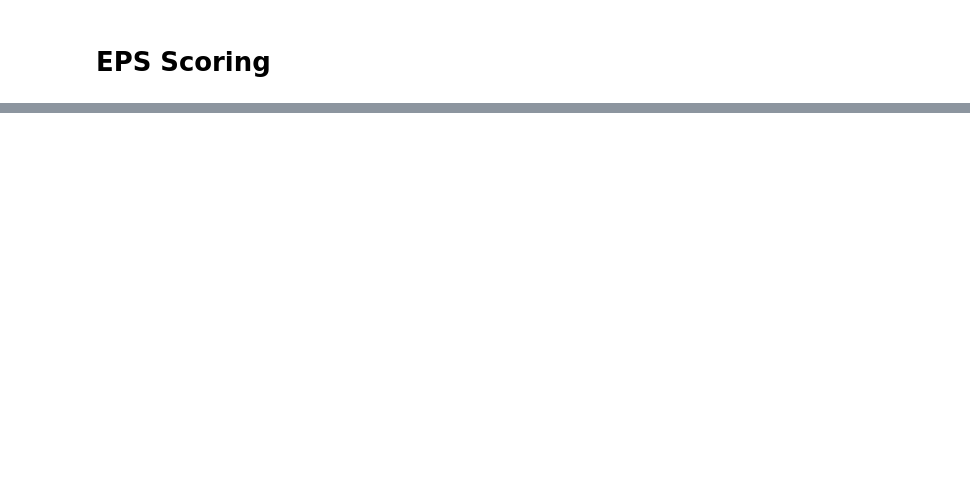
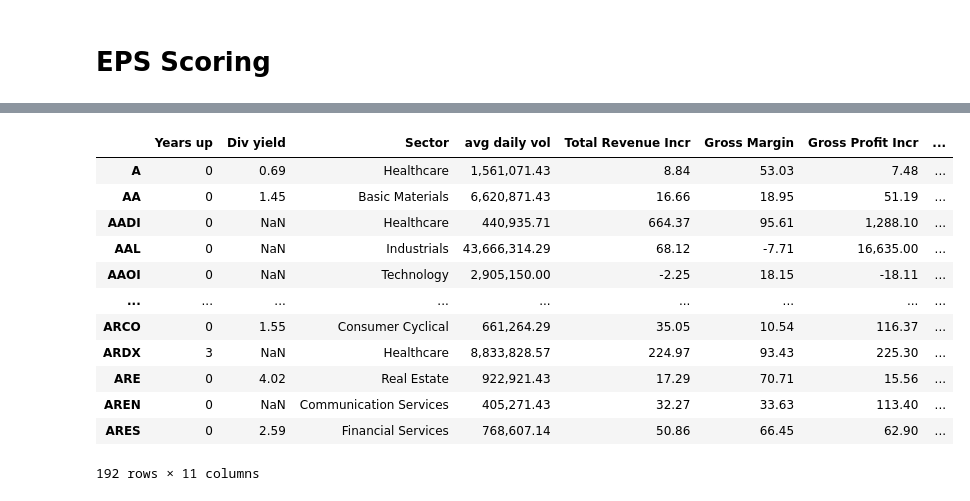
Before and after one commit to Idanq1/Stocks-Strategies, a Jupyter notebook: Investing/Checklist.ipynb, the cells around one changed output, grey strips where cells are left out. Drawn from its saved outputs; the diff is of its cells as text; code cells hidden in the pictures; blank space fills up the shorter version.

Commit message:
Hopefully done with scoring - need to add total score

```diff
--- a/Investing/Checklist.ipynb
+++ b/Investing/Checklist.ipynb
@@ -29,6 +29,6 @@ def get_all_tickers(etf=False):
 def get_data(tickers_list, p="max"):
     return yf.download(tickers_list, period=p, interval="1d")
 # %%
-# tickers = get_all_tickers()[:10]
-tickers = ["TSLA", "AAPL", "MSFT", "NVDA", "GOOG", "AACI"]
+tickers = get_all_tickers()[:500]
+# tickers = ["TSLA", "AAPL", "MSFT", "NVDA", "GOOG", "AACI"]
 data = get_data(tickers)
@@ -52,5 +68,5 @@ stocks_checklist
 # %%
-stocks_checklist = pd.DataFrame(index=new_df["Close"].columns[:30], columns=["Years up", "Div yield", "Sector", "avg daily vol", "Total Revenue Incr", "Gross Margin", "Gross Profit Incr", "Trading years", "Market cap", "EPS", "P/E"])
+stocks_checklist = pd.DataFrame(index=new_df["Close"].columns, columns=["Years up", "Div yield", "Sector", "avg daily vol", "Total Revenue Incr", "Gross Margin", "Gross Profit Incr", "Trading years", "Market cap", "EPS", "P/E"])
 
 tickers = list(new_df["Close"].columns)  # In case some of the tickers failed, this is the ticker list straight from the returned df
 # Years up in a row
@@ -380,0 +428,16 @@ total_scores(scores)
+# %%
+stocks_checklist
+# %% [output]
+|  | Years up | Div yield | Sector | avg daily vol | Total Revenue Incr | Gross Margin | Gross Profit Incr | ... |
+| A | 0 | 0.69 | Healthcare | 1,561,071.43 | 8.84 | 53.03 | 7.48 | ... |
+| AA | 0 | 1.45 | Basic Materials | 6,620,871.43 | 16.66 | 18.95 | 51.19 | ... |
+| AADI | 0 | NaN | Healthcare | 440,935.71 | 664.37 | 95.61 | 1,288.10 | ... |
+| AAL | 0 | NaN | Industrials | 43,666,314.29 | 68.12 | -7.71 | 16,635.00 | ... |
+| AAOI | 0 | NaN | Technology | 2,905,150.00 | -2.25 | 18.15 | -18.11 | ... |
+| ... | ... | ... | ... | ... | ... | ... | ... | ... |
+| ARCO | 0 | 1.55 | Consumer Cyclical | 661,264.29 | 35.05 | 10.54 | 116.37 | ... |
+| ARDX | 3 | NaN | Healthcare | 8,833,828.57 | 224.97 | 93.43 | 225.30 | ... |
+| ARE | 0 | 4.02 | Real Estate | 922,921.43 | 17.29 | 70.71 | 15.56 | ... |
+| AREN | 0 | NaN | Communication Services | 405,271.43 | 32.27 | 33.63 | 113.40 | ... |
+| ARES | 0 | 2.59 | Financial Services | 768,607.14 | 50.86 | 66.45 | 62.90 | ... |
+192 rows × 11 columns
```
Also changed, not shown: parts of 20 cells of this notebook.
